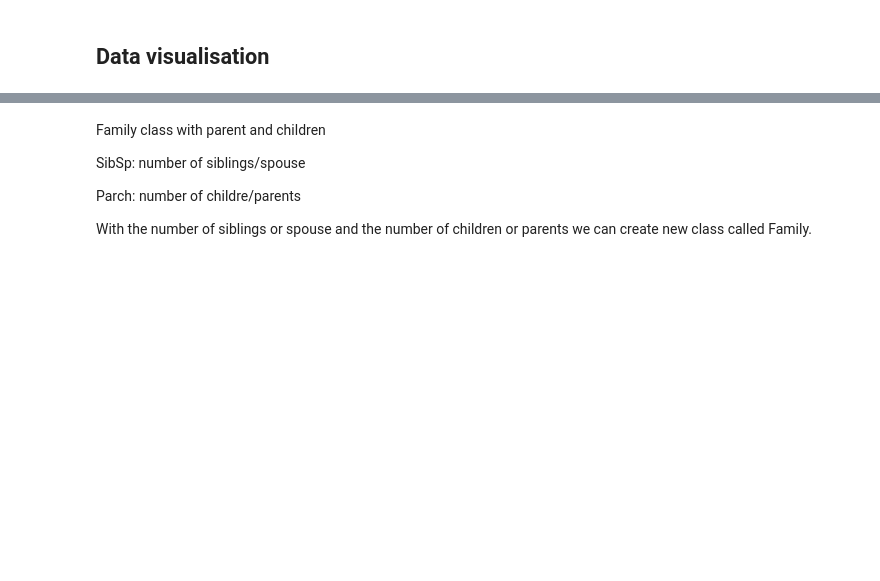
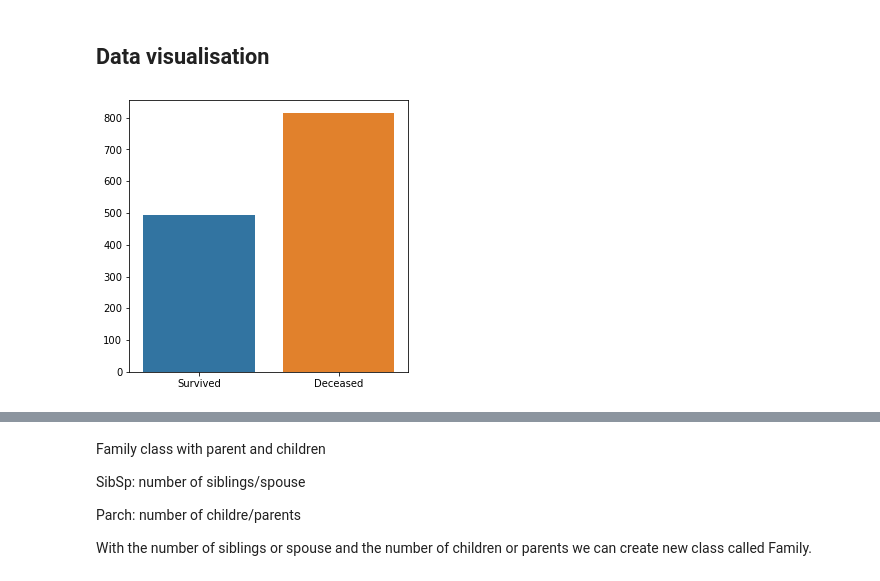
Before and after one commit to chanyadeshani/Group8, a Jupyter notebook: submit_assignment.ipynb, the cells around one changed output, grey strips where cells are left out. Cells and saved outputs as stored; diff of their text form; code cells hidden in the pictures; blank space fills up the shorter version.

```diff
--- a/submit_assignment.ipynb
+++ b/submit_assignment.ipynb
@@ -184,4 +338,6 @@ print('Number of missing values remaining in Fare column is' ,train_df.Fare.isnu
 # %%
 # Replace missing values with mode of the Embarked column
-train_df['Embarked'] = train_df['Embarked'].fillna(train_df['Embarked'].mode()[0])
-print('Number of missing values remaining in Embarked column is' ,train_df.Fare.isnull().sum())
+train_df['Embarked'] = train_df['Embarked'].fillna(
+    train_df['Embarked'].mode()[0])
+print('Number of missing values remaining in Embarked column is',
+      train_df.Fare.isnull().sum())
@@ -195,9 +357,12 @@ print('IT is clear that all the remaining missing values are from Cabin column.
 # %%
 plt.figure(figsize=(5, 5))
 survival_labels = ["Survived", "Deceased"]
-survival_counts = [train_df.Survived.value_counts()[1], train_df.Survived.value_counts()[0]]
-sns.barplot(x= survival_labels, y = survival_counts)
+survival_counts = [train_df.Survived.value_counts(
+)[1], train_df.Survived.value_counts()[0]]
+sns.barplot(x=survival_labels, y=survival_counts)
 plt.show()
+# %% [output]
+[figure, added]
 # %%
 # data transformation on Age column
 # Grouping age values
```
Also changed, not shown: parts of 41 cells of this notebook.
